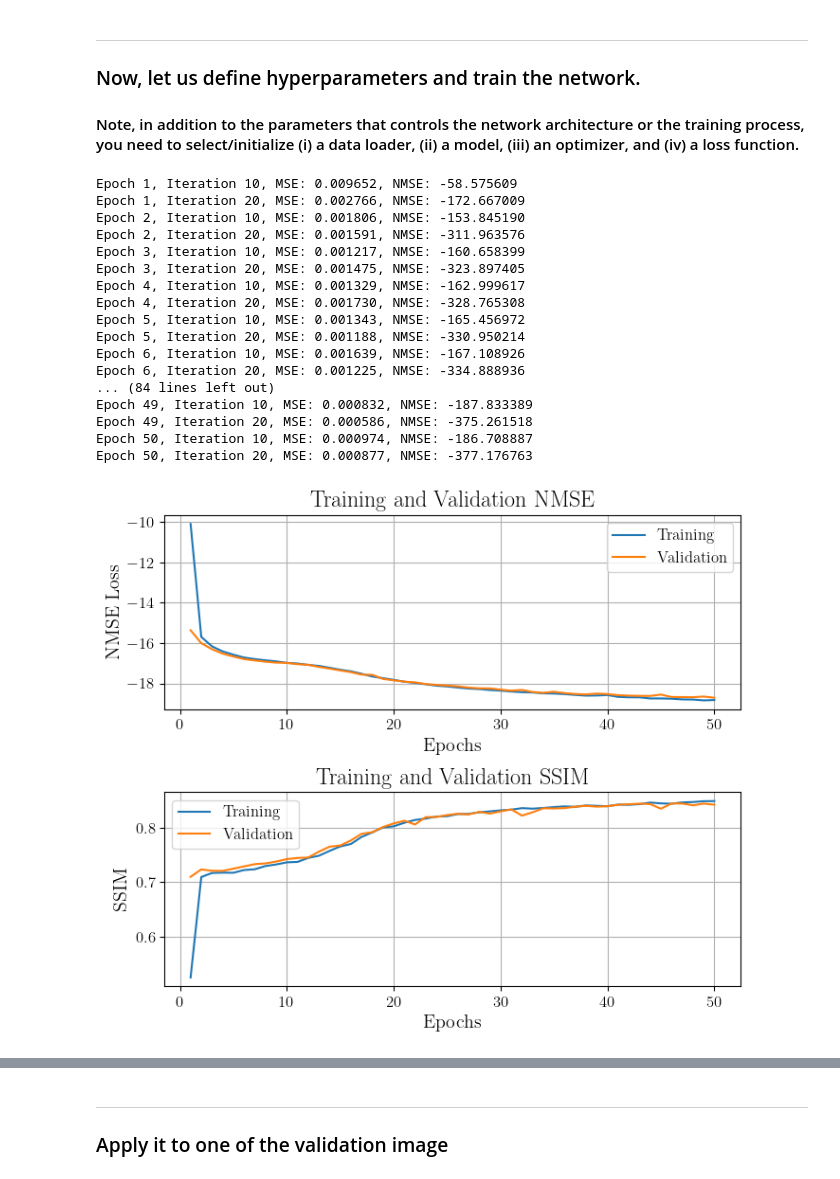
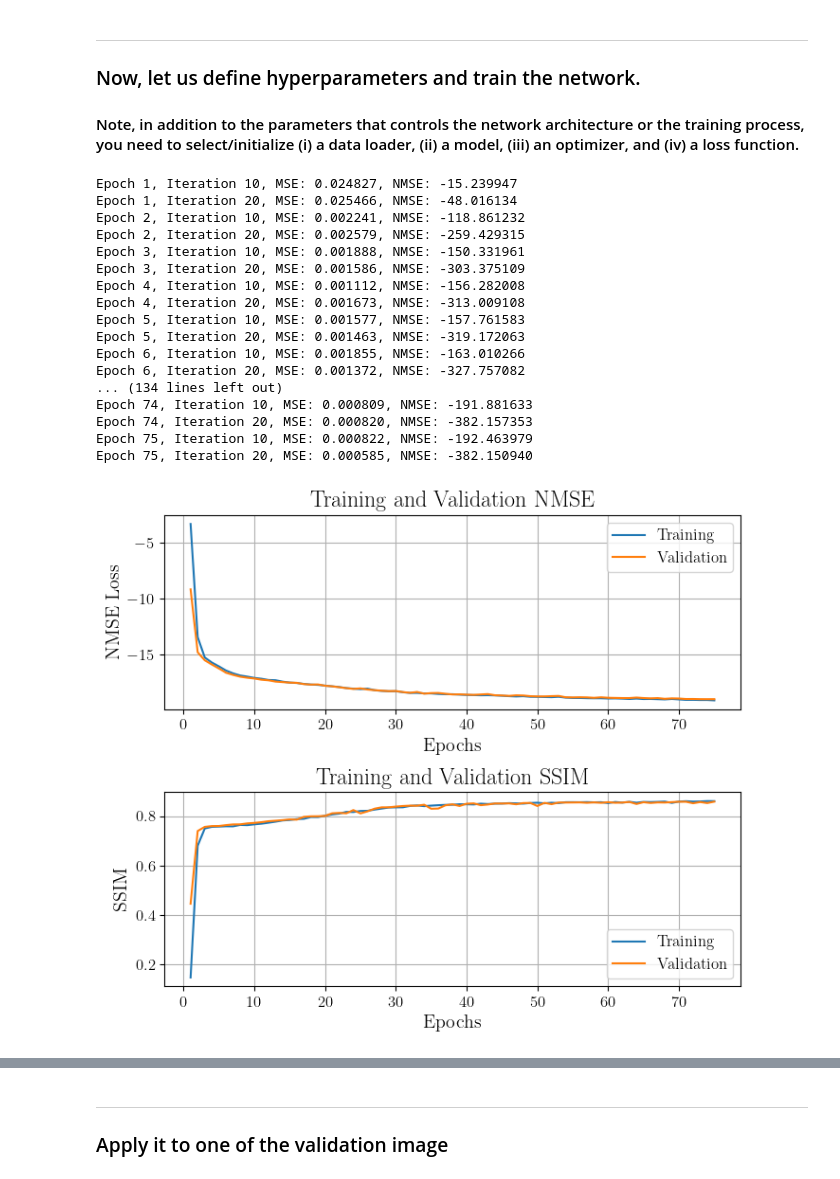
Before and after one commit to MihirJoe/MRI-Denoising, a Jupyter notebook: starter_code.ipynb, the cells around one changed output, grey strips where cells are left out. Drawn from its saved outputs; the diff is of its cells as text; code cells hidden in the pictures.

Commit message:
MihirNet2 (with 75 epochs)

```diff
--- a/starter_code.ipynb
+++ b/starter_code.ipynb
@@ -234,8 +234,23 @@ class MihirNet2(nn.Module):
       # nn.BatchNorm1d(256),
       nn.ReLU())
 
-    self.conv5 = nn.Sequential(
-      nn.Conv2d(128, 1, kernel_size=self.k1, padding=1),
+    self.conv4a = nn.Sequential(
+      nn.Conv2d(256, 128, kernel_size=self.k1, padding=1),
+      # nn.BatchNorm1d(256),
+      nn.ReLU())
+
+    self.conv5a = nn.Sequential(
+      nn.Conv2d(128, 64, kernel_size=self.k1, padding=1),
+      # nn.BatchNorm1d(256),
+      nn.ReLU())
+
+    self.conv5b = nn.Sequential(
+      nn.Conv2d(64, 32, kernel_size=self.k1, padding=1),
+      # nn.BatchNorm1d(256),
+      nn.ReLU())
+
+    self.conv5c = nn.Sequential(
+      nn.Conv2d(32, 1, kernel_size=self.k1, padding=1),
       nn.ReLU())
 
 
@@ -282,7 +297,9 @@ class MihirNet2(nn.Module):
     x = self.up2(x)
     # print(f"upsamp2 size: {x.shape}")
 
-    x = self.conv5(x)
+    x = self.conv5a(x)
+    x = self.conv5b(x)
+    x = self.conv5c(x)
     # print(f"4: {x.shape}")
 
     return x
@@ -668,37 +684,37 @@ ___
 # %%
 batch_size = 2 # Number of complete images in each batch
 lr = 1e-4  # Learning rate
 sig = 0.1  # Noise std
-num_epoch = 50 # Epochs
+num_epoch = 75 # Epochs
 
 # Model, criterion, and optimizer
 train_loader = create_loader(train_dataset, batch_size)
 val_loader = create_loader(val_dataset, 1)
 
 model = MihirNet2() # Pick a model
 opt = optim.Adam(model.parameters(), lr=lr) # Pick an optimizer
 criterion = nn.MSELoss() # Pick a loss function
 
 # Let's train the model
 train_model(model, opt, criterion, train_loader, val_loader, num_epoch, noise_std=sig)
 # %% [output]
-Epoch 1, Iteration 10, MSE: 0.009652, NMSE: -58.575609
-Epoch 1, Iteration 20, MSE: 0.002766, NMSE: -172.667009
-Epoch 2, Iteration 10, MSE: 0.001806, NMSE: -153.845190
-Epoch 2, Iteration 20, MSE: 0.001591, NMSE: -311.963576
-Epoch 3, Iteration 10, MSE: 0.001217, NMSE: -160.658399
-Epoch 3, Iteration 20, MSE: 0.001475, NMSE: -323.897405
-Epoch 4, Iteration 10, MSE: 0.001329, NMSE: -162.999617
-Epoch 4, Iteration 20, MSE: 0.001730, NMSE: -328.765308
-Epoch 5, Iteration 10, MSE: 0.001343, NMSE: -165.456972
-Epoch 5, Iteration 20, MSE: 0.001188, NMSE: -330.950214
-Epoch 6, Iteration 10, MSE: 0.001639, NMSE: -167.108926
-Epoch 6, Iteration 20, MSE: 0.001225, NMSE: -334.888936
-... (84 lines left out)
-Epoch 49, Iteration 10, MSE: 0.000832, NMSE: -187.833389
-Epoch 49, Iteration 20, MSE: 0.000586, NMSE: -375.261518
-Epoch 50, Iteration 10, MSE: 0.000974, NMSE: -186.708887
-Epoch 50, Iteration 20, MSE: 0.000877, NMSE: -377.176763
+Epoch 1, Iteration 10, MSE: 0.024827, NMSE: -15.239947
+Epoch 1, Iteration 20, MSE: 0.025466, NMSE: -48.016134
+Epoch 2, Iteration 10, MSE: 0.002241, NMSE: -118.861232
+Epoch 2, Iteration 20, MSE: 0.002579, NMSE: -259.429315
+Epoch 3, Iteration 10, MSE: 0.001888, NMSE: -150.331961
+Epoch 3, Iteration 20, MSE: 0.001586, NMSE: -303.375109
+Epoch 4, Iteration 10, MSE: 0.001112, NMSE: -156.282008
+Epoch 4, Iteration 20, MSE: 0.001673, NMSE: -313.009108
+Epoch 5, Iteration 10, MSE: 0.001577, NMSE: -157.761583
+Epoch 5, Iteration 20, MSE: 0.001463, NMSE: -319.172063
+Epoch 6, Iteration 10, MSE: 0.001855, NMSE: -163.010266
+Epoch 6, Iteration 20, MSE: 0.001372, NMSE: -327.757082
+... (134 lines left out)
+Epoch 74, Iteration 10, MSE: 0.000809, NMSE: -191.881633
+Epoch 74, Iteration 20, MSE: 0.000820, NMSE: -382.157353
+Epoch 75, Iteration 10, MSE: 0.000822, NMSE: -192.463979
+Epoch 75, Iteration 20, MSE: 0.000585, NMSE: -382.150940
-[figure, old version]
+[figure, new version]
 # %%
 # save the model
```
Also changed, not shown: parts of 6 cells of this notebook, 1 other file.
